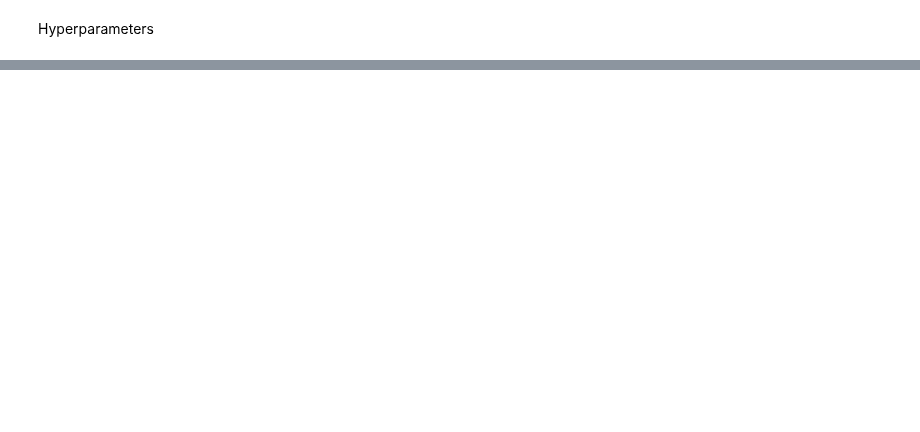
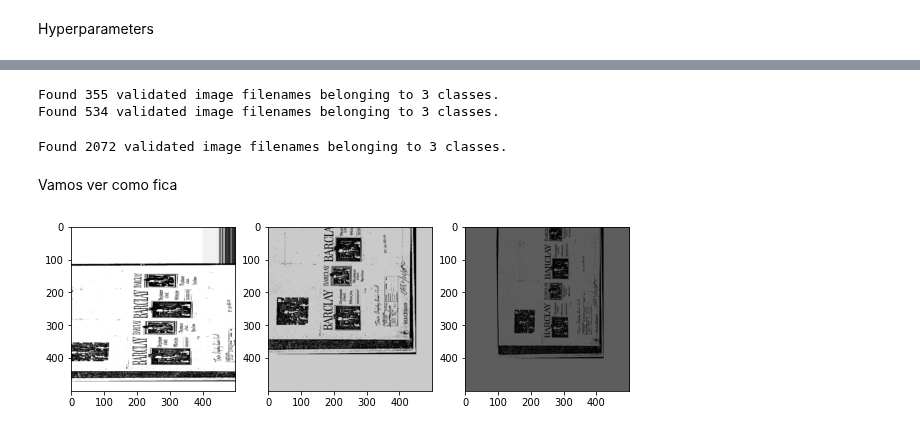
Before and after one commit to viniciusrpb/cic0269_natural_language_processing, a Jupyter notebook: lectures/cap11_2_cnn_alexnet.ipynb, the cells around one changed output, grey strips where cells are left out. Saved outputs shown, nothing was run; the diff lists cells and outputs as text; code cells hidden in the pictures; blank space fills up the shorter version.

```diff
--- a/lectures/cap11_2_cnn_alexnet.ipynb
+++ b/lectures/cap11_2_cnn_alexnet.ipynb
@@ -280,0 +390,49 @@ Vixe... overfitting!
+# %%
+agnostic_datagen = ImageDataGenerator(rescale=1./255)
+
+valid_generator = agnostic_datagen.flow_from_dataframe(df_valid,
+                                              directory=path_documents,
+                                              x_col='filename',y_col='label',
+                                              class_mode='categorical',shuffle=False)
+
+test_generator = agnostic_datagen.flow_from_dataframe(df_test,
+                                              directory=path_documents,
+                                              x_col='filename',y_col='label',
+                                             class_mode='categorical',shuffle=False)
+# %% [output]
+Found 355 validated image filenames belonging to 3 classes.
+Found 534 validated image filenames belonging to 3 classes.
+# %%
+train_datagen = ImageDataGenerator(rescale=1./255,
+                                   width_shift_range=0.2,
+                                   height_shift_range=0.2,
+                                   zoom_range=[0.3, 1.5],
+                                   brightness_range=[0.1, 1.5]
+                                   )
+
+train_generator = train_datagen.flow_from_dataframe(df_train,
+                                              directory=path_documents,
+                                              x_col='filename',y_col='label',
+                                              class_mode='categorical',
+                                              shuffle=True)
+# %% [output]
+Found 2072 validated image filenames belonging to 3 classes.
+# %% [markdown]
+Vamos ver como fica
+# %%
+img = image.load_img('/content/documents/advertisement/0000126140.tif', target_size= (500,500))
+img_tensor = image.img_to_array(img)
+img_tensor = np.expand_dims(img_tensor, axis=0)
+
+pic = train_datagen.flow(img_tensor, batch_size =1)
+plt.figure(figsize=(10,8))
+#Plots our figures
+for i in range(1,4):
+  plt.subplot(1, 3, i)
+  batch = pic.next()
+  img = 255*batch[0]
+  image_ = img.astype('uint8')
+  plt.imshow(image_)
+plt.show()
+# %% [output]
+[figure, added]
```
Also changed, not shown: parts of 25 cells of this notebook.
